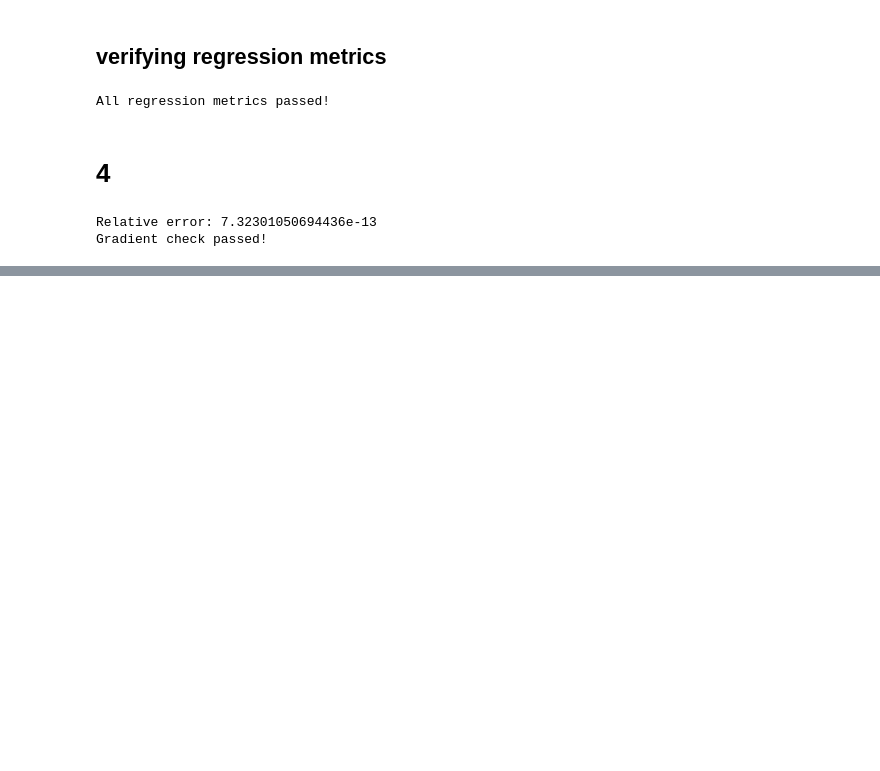
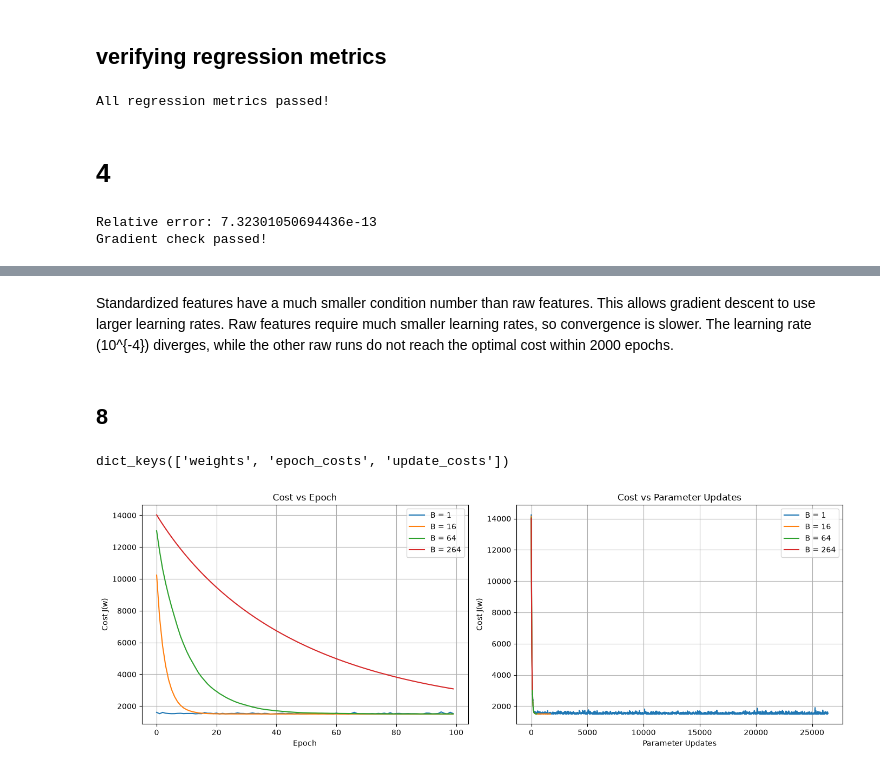
Before and after one commit to mahmoudshafea/Linear_models_-_SVM, a Jupyter notebook: 9401_assignment2.ipynb, the cells around one changed output, grey strips where cells are left out. Saved outputs shown, nothing was run; the diff lists cells and outputs as text; code cells hidden in the pictures; blank space fills up the shorter version.

```diff
--- a/9401_assignment2.ipynb
+++ b/9401_assignment2.ipynb
@@ -445,0 +856,4 @@ Gradient check passed!
+# %% [markdown]
+Standardized features have a much smaller condition number than raw features. This allows gradient descent to use larger learning rates. Raw features require much smaller learning rates, so convergence is slower. The learning rate \(10^{-4}\) diverges, while the other raw runs do not reach the optimal cost within 2000 epochs.
+# %% [markdown]
+## 8
@@ -445,0 +889,56 @@ Gradient check passed!
+# %%
+X_train = scaled_splits["Diabetes"]["X_train"]
+y_train = scaled_splits["Diabetes"]["y_train"]
+
+N = len(y_train)
+batch_sizes = [1, 16, 64, N]
+
+mini_results = {}
+
+for B in batch_sizes:
+    w, epoch_costs, update_costs = mini_batch_gd(
+        X_train, y_train,
+        eta=0.01,
+        epochs=100,
+        batch_size=B
+    )
+
+    mini_results[B] = {
+        "weights": w,
+        "epoch_costs": epoch_costs,
+        "update_costs": update_costs
+    }
+
+print(mini_results[1].keys())
+# %% [output]
+dict_keys(['weights', 'epoch_costs', 'update_costs'])
+# %%
+fig, axes = plt.subplots(1, 2, figsize=(14, 5))
+
+for B in batch_sizes:
+    axes[0].plot(
+        mini_results[B]["epoch_costs"],
+        label=f"B = {B}"
+    )
+
+    axes[1].plot(
+        mini_results[B]["update_costs"],
+        label=f"B = {B}"
+    )
+
+axes[0].set_title("Cost vs Epoch")
+axes[0].set_xlabel("Epoch")
+axes[0].set_ylabel("Cost J(w)")
+axes[0].legend()
+axes[0].grid(True)
+
+axes[1].set_title("Cost vs Parameter Updates")
+axes[1].set_xlabel("Parameter Updates")
+axes[1].set_ylabel("Cost J(w)")
+axes[1].legend()
+axes[1].grid(True)
+
+plt.tight_layout()
+plt.show()
+# %% [output]
+[figure, added]
```
Also changed, not shown: parts of 60 cells of this notebook.
